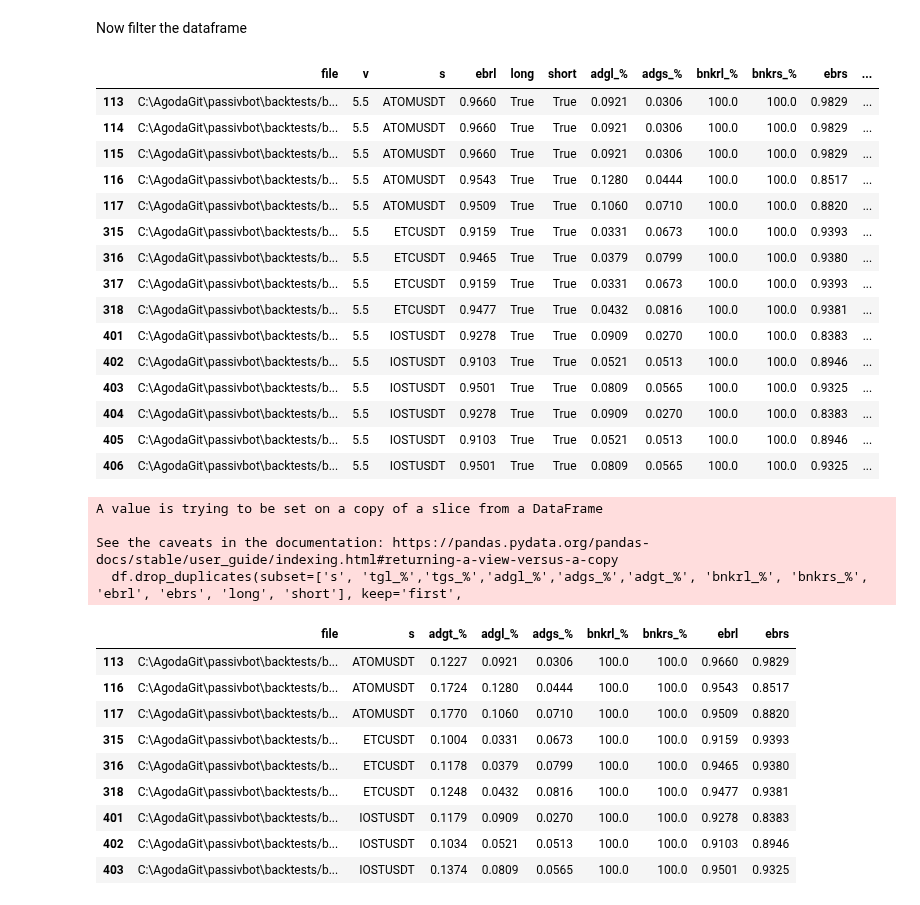
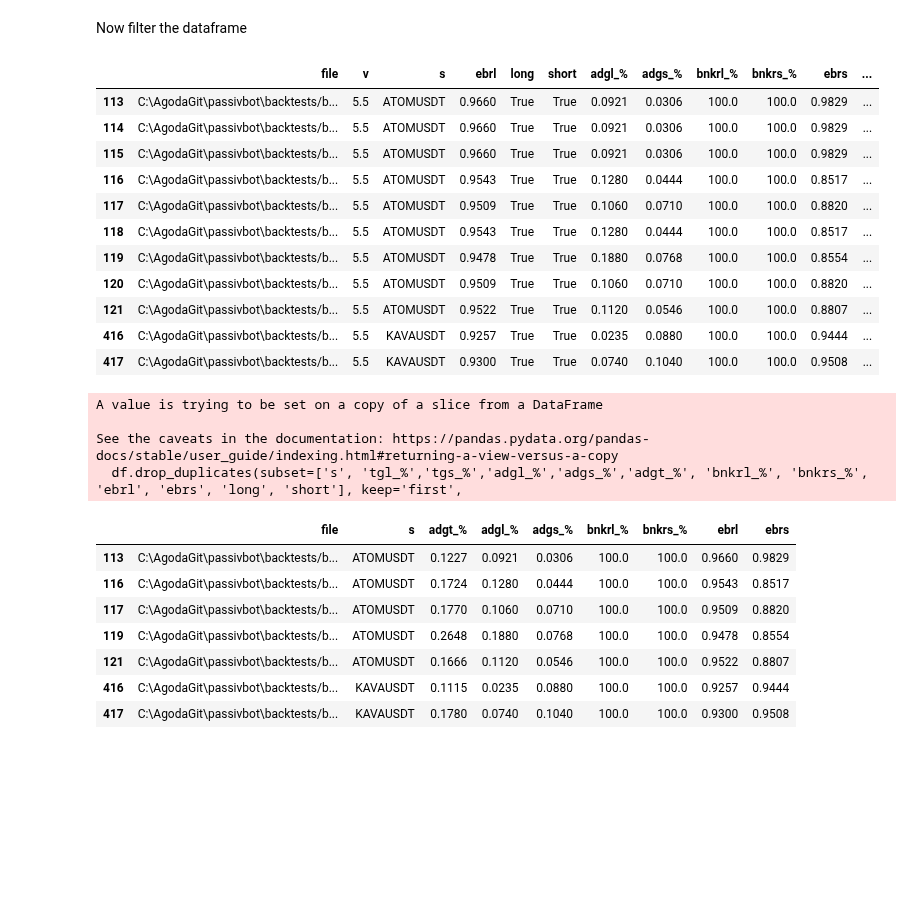
Before and after one commit to shroukkhan/passivbot, a Jupyter notebook: analyze_result.ipynb, the cells around one changed output. Cells and saved outputs as stored; diff of their text form; code cells hidden in the pictures; blank space fills up the shorter version.

```diff
--- a/analyze_result.ipynb
+++ b/analyze_result.ipynb
@@ -87,44 +87,40 @@ allowed_symbols = ["ETHUSDT", "XRPUSDT", "1000SHIBUSDT", "DOGEUSDT", "ADAUSDT",
                    "SNXUSDT", "ANKRUSDT", "DASHUSDT", "REEFUSDT", "ZENUSDT",
                    "CVCUSDT", "RENUSDT", "ICXUSDT", "RSRUSDT", "SKLUSDT",
                    "NKNUSDT", "BELUSDT", "ONTUSDT", "OGNUSDT", "BLZUSDT",
                    "MTLUSDT", "CTKUSDT", "RVNUSDT", "LITUSDT", "MKRUSDT",
                    "OCEANUSDT", "ZILUSDT", "UNFIUSDT", "BANDUSDT", "YFIIUSDT",
                    "TOMOUSDT", "TRBUSDT", "KNCUSDT", "STMXUSDT", "ZRXUSDT",
                    "SCUSDT", "AKROUSDT", "XEMUSDT", "FLMUSDT", "BALUSDT",
                    "BTSUSDT", "DGBUSDT", "DEFIUSDT"]
 
-allowed_symbols = ["IOSTUSDT","ETCUSDT","ATOMUSDT"]
+allowed_symbols = ["KAVAUSDT","ATOMUSDT"]
 big_data['adgt_%'] = big_data['adgl_%']+big_data['adgs_%']
 df = big_data[(big_data.s.isin(allowed_symbols))
               & (big_data['long'] == True)
               & (big_data['short'] == True)
               & (big_data['adgt_%'] > 0.1 )
               & (big_data['bnkrl_%'] > 95.0)
               & (big_data['bnkrs_%'] > 95.0)
               & (big_data['v'] == '5.5')
 
     # & (big_data['tg_%'] > 10)
     # & (big_data['ebr'] > .85)
               ]
 #df['total_adg'] = big_data['adgl_%'] + big_data['adgs_%']
 df
 # %% [output]
 |  | file | v | s | ebrl | long | short | adgl_% | adgs_% | bnkrl_% | bnkrs_% | ebrs | ... |
 | 113 | C:\AgodaGit\passivbot\backtests/b... | 5.5 | ATOMUSDT | 0.9660 | True | True | 0.0921 | 0.0306 | 100.0 | 100.0 | 0.9829 | ... |
 | 114 | C:\AgodaGit\passivbot\backtests/b... | 5.5 | ATOMUSDT | 0.9660 | True | True | 0.0921 | 0.0306 | 100.0 | 100.0 | 0.9829 | ... |
 | 115 | C:\AgodaGit\passivbot\backtests/b... | 5.5 | ATOMUSDT | 0.9660 | True | True | 0.0921 | 0.0306 | 100.0 | 100.0 | 0.9829 | ... |
 | 116 | C:\AgodaGit\passivbot\backtests/b... | 5.5 | ATOMUSDT | 0.9543 | True | True | 0.1280 | 0.0444 | 100.0 | 100.0 | 0.8517 | ... |
 | 117 | C:\AgodaGit\passivbot\backtests/b... | 5.5 | ATOMUSDT | 0.9509 | True | True | 0.1060 | 0.0710 | 100.0 | 100.0 | 0.8820 | ... |
-| 315 | C:\AgodaGit\passivbot\backtests/b... | 5.5 | ETCUSDT | 0.9159 | True | True | 0.0331 | 0.0673 | 100.0 | 100.0 | 0.9393 | ... |
-| 316 | C:\AgodaGit\passivbot\backtests/b... | 5.5 | ETCUSDT | 0.9465 | True | True | 0.0379 | 0.0799 | 100.0 | 100.0 | 0.9380 | ... |
-| 317 | C:\AgodaGit\passivbot\backtests/b... | 5.5 | ETCUSDT | 0.9159 | True | True | 0.0331 | 0.0673 | 100.0 | 100.0 | 0.9393 | ... |
-| 318 | C:\AgodaGit\passivbot\backtests/b... | 5.5 | ETCUSDT | 0.9477 | True | True | 0.0432 | 0.0816 | 100.0 | 100.0 | 0.9381 | ... |
-| 401 | C:\AgodaGit\passivbot\backtests/b... | 5.5 | IOSTUSDT | 0.9278 | True | True | 0.0909 | 0.0270 | 100.0 | 100.0 | 0.8383 | ... |
-| 402 | C:\AgodaGit\passivbot\backtests/b... | 5.5 | IOSTUSDT | 0.9103 | True | True | 0.0521 | 0.0513 | 100.0 | 100.0 | 0.8946 | ... |
-| 403 | C:\AgodaGit\passivbot\backtests/b... | 5.5 | IOSTUSDT | 0.9501 | True | True | 0.0809 | 0.0565 | 100.0 | 100.0 | 0.9325 | ... |
-| 404 | C:\AgodaGit\passivbot\backtests/b... | 5.5 | IOSTUSDT | 0.9278 | True | True | 0.0909 | 0.0270 | 100.0 | 100.0 | 0.8383 | ... |
-| 405 | C:\AgodaGit\passivbot\backtests/b... | 5.5 | IOSTUSDT | 0.9103 | True | True | 0.0521 | 0.0513 | 100.0 | 100.0 | 0.8946 | ... |
-| 406 | C:\AgodaGit\passivbot\backtests/b... | 5.5 | IOSTUSDT | 0.9501 | True | True | 0.0809 | 0.0565 | 100.0 | 100.0 | 0.9325 | ... |
+| 118 | C:\AgodaGit\passivbot\backtests/b... | 5.5 | ATOMUSDT | 0.9543 | True | True | 0.1280 | 0.0444 | 100.0 | 100.0 | 0.8517 | ... |
+| 119 | C:\AgodaGit\passivbot\backtests/b... | 5.5 | ATOMUSDT | 0.9478 | True | True | 0.1880 | 0.0768 | 100.0 | 100.0 | 0.8554 | ... |
+| 120 | C:\AgodaGit\passivbot\backtests/b... | 5.5 | ATOMUSDT | 0.9509 | True | True | 0.1060 | 0.0710 | 100.0 | 100.0 | 0.8820 | ... |
+| 121 | C:\AgodaGit\passivbot\backtests/b... | 5.5 | ATOMUSDT | 0.9522 | True | True | 0.1120 | 0.0546 | 100.0 | 100.0 | 0.8807 | ... |
+| 416 | C:\AgodaGit\passivbot\backtests/b... | 5.5 | KAVAUSDT | 0.9257 | True | True | 0.0235 | 0.0880 | 100.0 | 100.0 | 0.9444 | ... |
+| 417 | C:\AgodaGit\passivbot\backtests/b... | 5.5 | KAVAUSDT | 0.9300 | True | True | 0.0740 | 0.1040 | 100.0 | 100.0 | 0.9508 | ... |
 # %%
 df.drop_duplicates(subset=['s', 'tgl_%','tgs_%','adgl_%','adgs_%','adgt_%', 'bnkrl_%', 'bnkrs_%', 'ebrl', 'ebrs', 'long', 'short'], keep='first',
                    inplace=True)
@@ -139,9 +135,7 @@ See the caveats in the documentation: https://pandas.pydata.org/pandas-docs/stab
 | 113 | C:\AgodaGit\passivbot\backtests/b... | ATOMUSDT | 0.1227 | 0.0921 | 0.0306 | 100.0 | 100.0 | 0.9660 | 0.9829 |
 | 116 | C:\AgodaGit\passivbot\backtests/b... | ATOMUSDT | 0.1724 | 0.1280 | 0.0444 | 100.0 | 100.0 | 0.9543 | 0.8517 |
 | 117 | C:\AgodaGit\passivbot\backtests/b... | ATOMUSDT | 0.1770 | 0.1060 | 0.0710 | 100.0 | 100.0 | 0.9509 | 0.8820 |
-| 315 | C:\AgodaGit\passivbot\backtests/b... | ETCUSDT | 0.1004 | 0.0331 | 0.0673 | 100.0 | 100.0 | 0.9159 | 0.9393 |
-| 316 | C:\AgodaGit\passivbot\backtests/b... | ETCUSDT | 0.1178 | 0.0379 | 0.0799 | 100.0 | 100.0 | 0.9465 | 0.9380 |
-| 318 | C:\AgodaGit\passivbot\backtests/b... | ETCUSDT | 0.1248 | 0.0432 | 0.0816 | 100.0 | 100.0 | 0.9477 | 0.9381 |
-| 401 | C:\AgodaGit\passivbot\backtests/b... | IOSTUSDT | 0.1179 | 0.0909 | 0.0270 | 100.0 | 100.0 | 0.9278 | 0.8383 |
-| 402 | C:\AgodaGit\passivbot\backtests/b... | IOSTUSDT | 0.1034 | 0.0521 | 0.0513 | 100.0 | 100.0 | 0.9103 | 0.8946 |
-| 403 | C:\AgodaGit\passivbot\backtests/b... | IOSTUSDT | 0.1374 | 0.0809 | 0.0565 | 100.0 | 100.0 | 0.9501 | 0.9325 |
+| 119 | C:\AgodaGit\passivbot\backtests/b... | ATOMUSDT | 0.2648 | 0.1880 | 0.0768 | 100.0 | 100.0 | 0.9478 | 0.8554 |
+| 121 | C:\AgodaGit\passivbot\backtests/b... | ATOMUSDT | 0.1666 | 0.1120 | 0.0546 | 100.0 | 100.0 | 0.9522 | 0.8807 |
+| 416 | C:\AgodaGit\passivbot\backtests/b... | KAVAUSDT | 0.1115 | 0.0235 | 0.0880 | 100.0 | 100.0 | 0.9257 | 0.9444 |
+| 417 | C:\AgodaGit\passivbot\backtests/b... | KAVAUSDT | 0.1780 | 0.0740 | 0.1040 | 100.0 | 100.0 | 0.9300 | 0.9508 |
```
Also changed, not shown: parts of 1 cell of this notebook, 4 other files.
